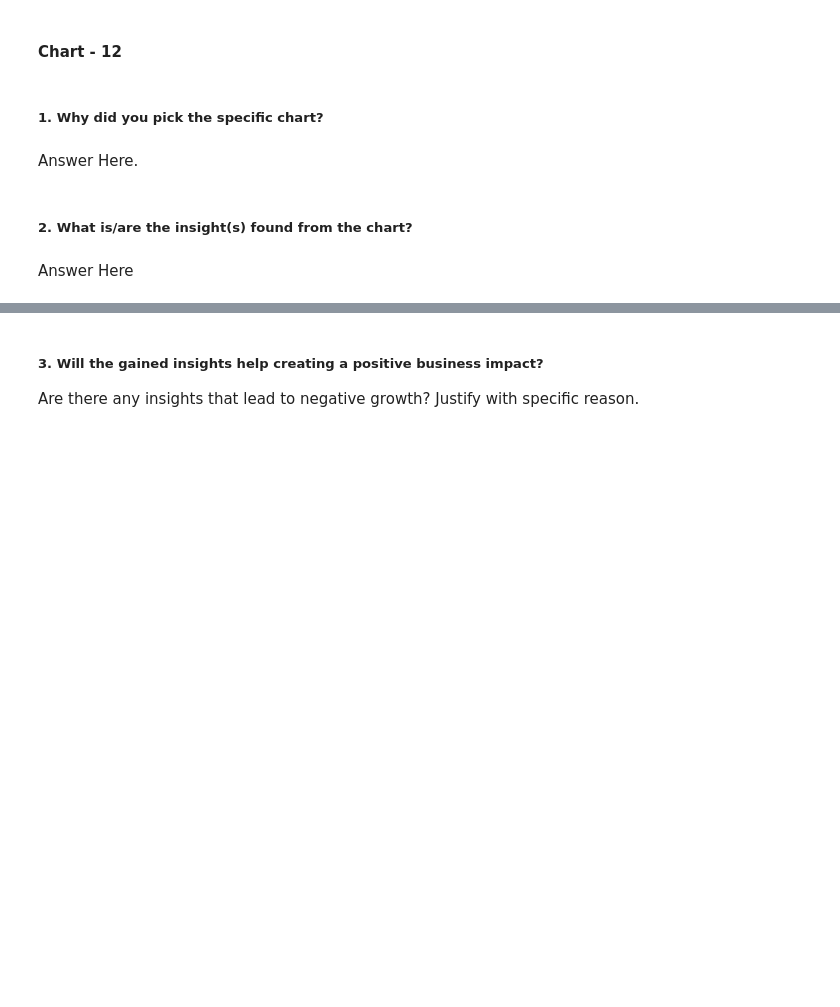
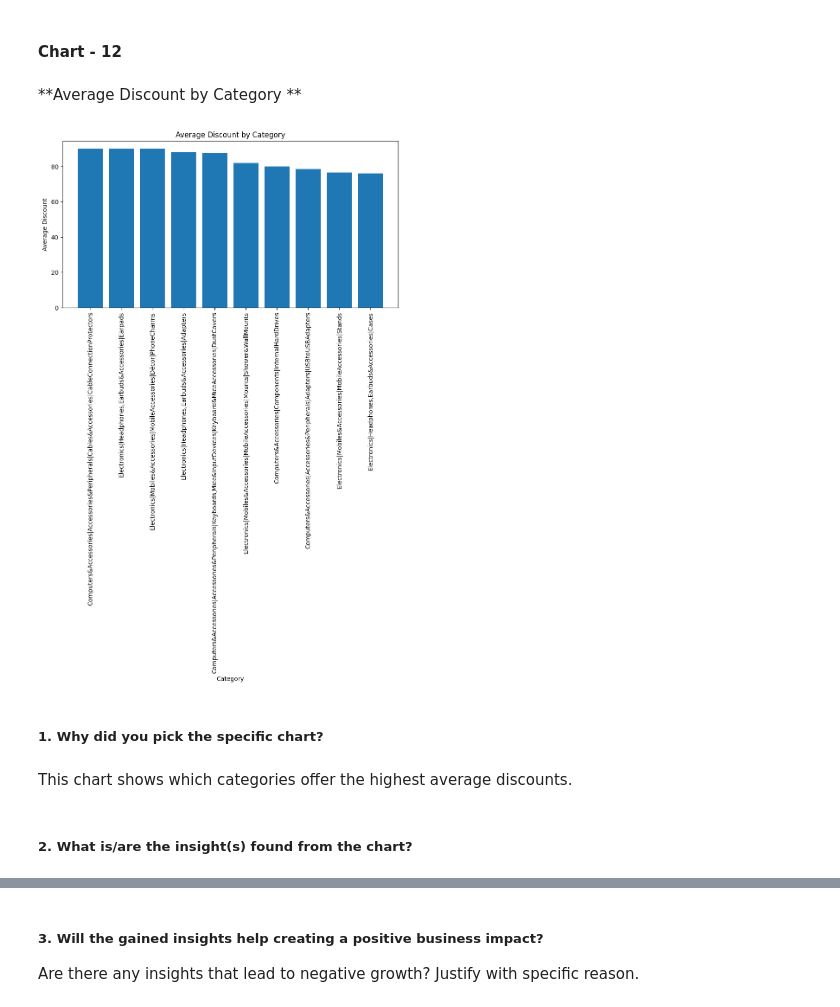
Before and after one commit to gunchugh/Amazon-Sales-Analysis, a Jupyter notebook: Another_copy_of_Sample_EDA_Submission_Template.ipynb, the cells around one changed output, grey strips where cells are left out. Saved outputs shown, nothing was run; the diff lists cells and outputs as text; code cells hidden in the pictures; blank space fills up the shorter version.

```diff
--- a/Another_copy_of_Sample_EDA_Submission_Template.ipynb
+++ b/Another_copy_of_Sample_EDA_Submission_Template.ipynb
@@ -773,11 +798,31 @@ Answer Here
 #### Chart - 12
 # %%
 # Chart - 12 visualization code
+# %% [markdown]
+**Average Discount by Category **
+# %%
+# Remove % sign
+df["discount_percentage"] = df["discount_percentage"].str.replace("%","")
+
+# Convert to numeric
+df["discount_percentage"] = pd.to_numeric(df["discount_percentage"])
+# %%
+ #Calculate average discount by category
+avg_discount = df.groupby("category")["discount_percentage"].mean().sort_values(ascending=False).head(10)
+plt.figure(figsize=(10,5))
+
+# Create bar graph
+plt.bar(avg_discount.index, avg_discount.values)
+plt.title("Average Discount by Category")
+plt.xlabel("Category")
+plt.ylabel("Average Discount")
+plt.xticks(rotation=90)
+plt.show()
+# %% [output]
+[figure, added]
 # %% [markdown]
 ##### 1. Why did you pick the specific chart?
-# %% [markdown]
-Answer Here.
+# %% [markdown]
+This chart shows which categories offer the highest average discounts.
 # %% [markdown]
 ##### 2. What is/are the insight(s) found from the chart?
-# %% [markdown]
-Answer Here
```
Also changed, not shown: parts of 29 cells of this notebook.
